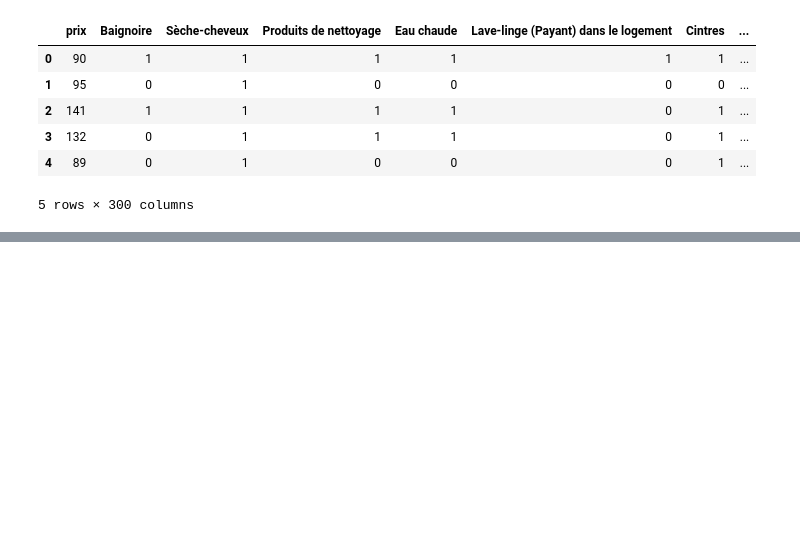
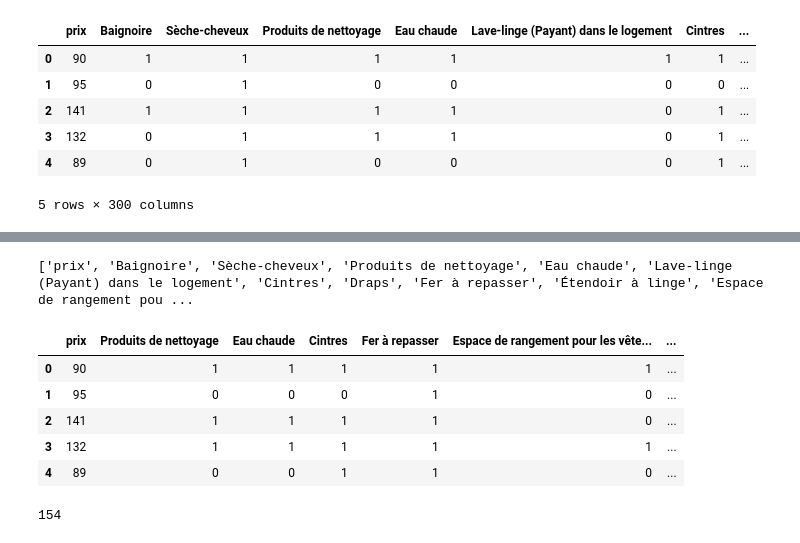
Before and after one commit to JuliusHayter/albert_project, a Jupyter notebook: notebooks/V1ML.ipynb, the cells around one changed output, grey strips where cells are left out. Drawn from its saved outputs; the diff is of its cells as text; code cells hidden in the pictures; blank space fills up the shorter version.

```diff
--- a/notebooks/V1ML.ipynb
+++ b/notebooks/V1ML.ipynb
@@ -338,3 +338,9 @@ df.head()
 | 3 | 132 | 0 | 1 | 1 | 1 | 0 | 1 | ... |
 | 4 | 89 | 0 | 1 | 0 | 0 | 0 | 1 | ... |
 5 rows × 300 columns
+# %%
+x = [col for col in df.columns if 'four' in col.lower()]
+df['four'] = df[x].sum(axis=1)
+df.drop(columns=x, inplace=True)
+
+df.head()
@@ -340,0 +355,2 @@ df.head()
+# %%
+df.drop(columns='réfrigirateur', inplace=True)
@@ -340,0 +371,8 @@ df.head()
+# %%
+pd.set_option('display.max_columns', None)  # Aucune limite sur le nombre de colonnes à afficher
+pd.set_option('display.max_seq_items', None)  # Aucune limite sur le nombre d'éléments dans les listes/sequences
+
+# Afficher les noms des colonnes
+print(df.columns.tolist())
+# %% [output]
+['prix', 'Baignoire', 'Sèche-cheveux', 'Produits de nettoyage', 'Eau chaude', 'Lave-linge (Payant) dans le logement', 'Cintres', 'Draps', 'Fer à repasser', 'Étendoir à linge', 'Espace de rangement pou ...
@@ -340,0 +432,13 @@ df.head()
+# %%
+df.head()
+# %% [output]
+|  | prix | Produits de nettoyage | Eau chaude | Cintres | Fer à repasser | Espace de rangement pour les vête... | ... |
+| 0 | 90 | 1 | 1 | 1 | 1 | 1 | ... |
+| 1 | 95 | 0 | 0 | 0 | 1 | 0 | ... |
+| 2 | 141 | 1 | 1 | 1 | 1 | 0 | ... |
+| 3 | 132 | 1 | 1 | 1 | 1 | 1 | ... |
+| 4 | 89 | 0 | 0 | 1 | 1 | 0 | ... |
+# %%
+len(df.columns)
+# %% [output]
+154
```
Also changed, not shown: parts of 3 cells of this notebook.
